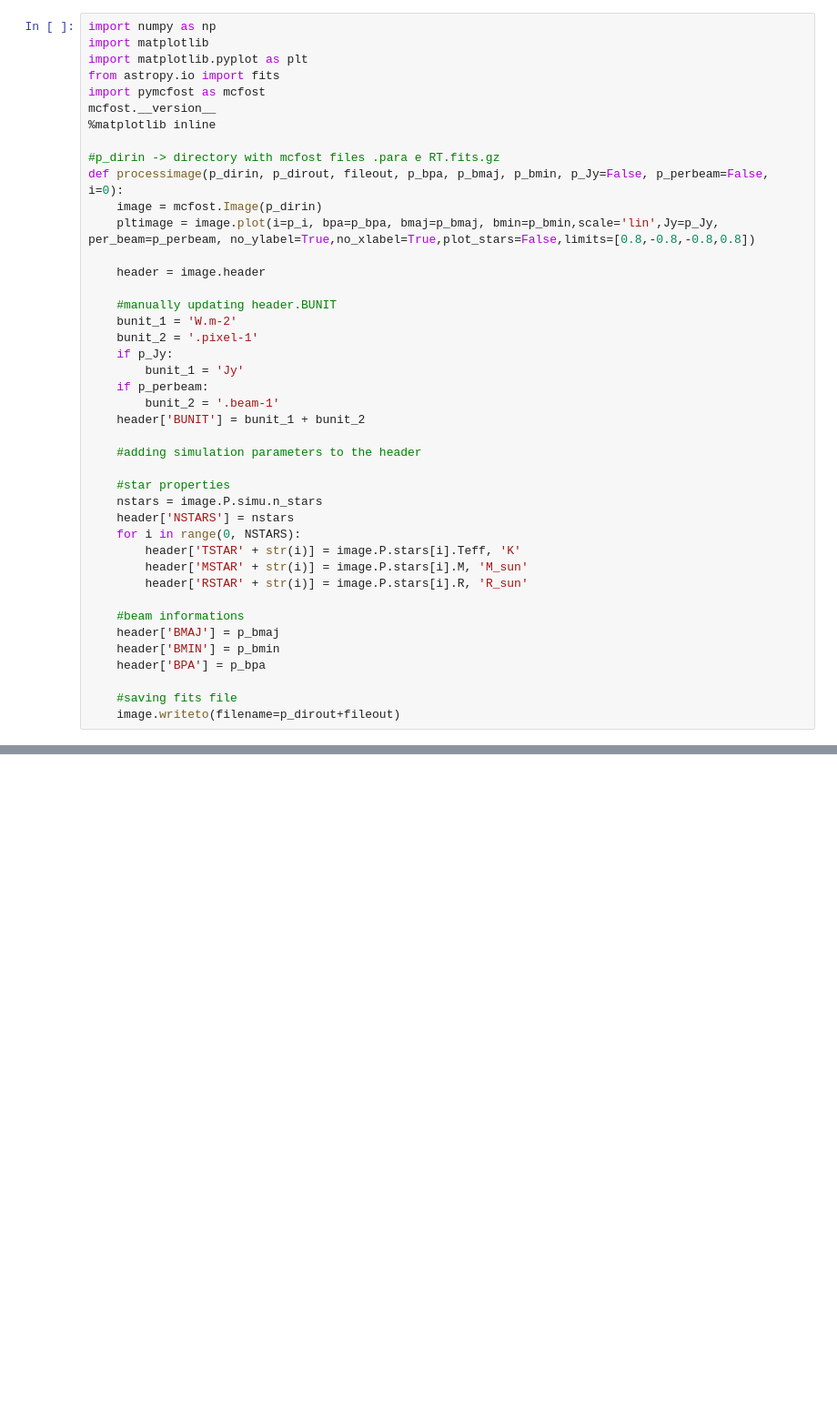
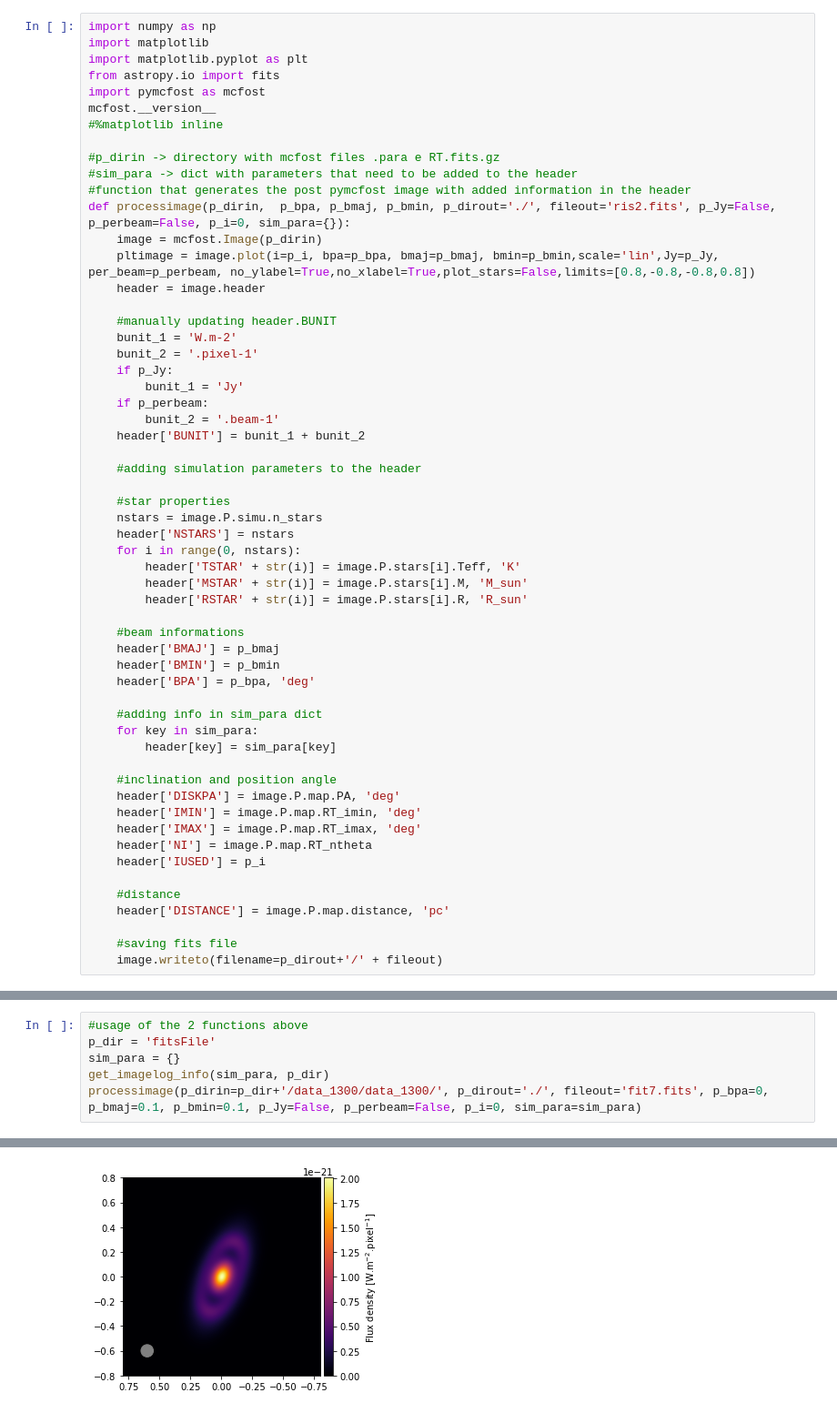
Before and after one commit to AlexxRuzza/tesi, a Jupyter notebook: JUPN/pymcfost_process.ipynb, the cells around one changed output, grey strips where cells are left out. Shown at 91% size. Saved outputs shown, nothing was run; the diff lists cells and outputs as text; blank space fills up the shorter version.

```diff
--- a/JUPN/pymcfost_process.ipynb
+++ b/JUPN/pymcfost_process.ipynb
@@ -5,13 +5,14 @@ import matplotlib.pyplot as plt
 from astropy.io import fits
 import pymcfost as mcfost
 mcfost.__version__
-%matplotlib inline
+#%matplotlib inline
 
 #p_dirin -> directory with mcfost files .para e RT.fits.gz
-def processimage(p_dirin, p_dirout, fileout, p_bpa, p_bmaj, p_bmin, p_Jy=False, p_perbeam=False, i=0):
+#sim_para -> dict with parameters that need to be added to the header
+#function that generates the post pymcfost image with added information in the header
+def processimage(p_dirin,  p_bpa, p_bmaj, p_bmin, p_dirout='./', fileout='ris2.fits', p_Jy=False, p_perbeam=False, p_i=0, sim_para={}):
     image = mcfost.Image(p_dirin)
     pltimage = image.plot(i=p_i, bpa=p_bpa, bmaj=p_bmaj, bmin=p_bmin,scale='lin',Jy=p_Jy, per_beam=p_perbeam, no_ylabel=True,no_xlabel=True,plot_stars=False,limits=[0.8,-0.8,-0.8,0.8])
-
     header = image.header
 
     #manually updating header.BUNIT
@@ -28,7 +29,7 @@ def processimage(p_dirin, p_dirout, fileout, p_bpa, p_bmaj, p_bmin, p_Jy=False,
     #star properties
     nstars = image.P.simu.n_stars
     header['NSTARS'] = nstars
-    for i in range(0, NSTARS):
+    for i in range(0, nstars):
         header['TSTAR' + str(i)] = image.P.stars[i].Teff, 'K'
         header['MSTAR' + str(i)] = image.P.stars[i].M, 'M_sun'
         header['RSTAR' + str(i)] = image.P.stars[i].R, 'R_sun'
@@ -36,7 +37,21 @@ def processimage(p_dirin, p_dirout, fileout, p_bpa, p_bmaj, p_bmin, p_Jy=False,
     #beam informations
     header['BMAJ'] = p_bmaj
     header['BMIN'] = p_bmin
-    header['BPA'] = p_bpa
+    header['BPA'] = p_bpa, 'deg'
+
+    #adding info in sim_para dict
+    for key in sim_para:
+        header[key] = sim_para[key]
+
+    #inclination and position angle
+    header['DISKPA'] = image.P.map.PA, 'deg'
+    header['IMIN'] = image.P.map.RT_imin, 'deg'
+    header['IMAX'] = image.P.map.RT_imax, 'deg'
+    header['NI'] = image.P.map.RT_ntheta
+    header['IUSED'] = p_i
+
+    #distance
+    header['DISTANCE'] = image.P.map.distance, 'pc'
 
     #saving fits file
-    image.writeto(filename=p_dirout+fileout)
+    image.writeto(filename=p_dirout+'/' + fileout)
@@ -45,0 +153,7 @@ def processimage(p_dirin, p_dirout, fileout, p_bpa, p_bmaj, p_bmin, p_Jy=False,
+# %%
+#usage of the 2 functions above
+p_dir = 'fitsFile'
+sim_para = {}
+get_imagelog_info(sim_para, p_dir)
+processimage(p_dirin=p_dir+'/data_1300/data_1300/', p_dirout='./', fileout='fit7.fits', p_bpa=0, p_bmaj=0.1, p_bmin=0.1, p_Jy=False, p_perbeam=False, p_i=0, sim_para=sim_para)
+# %% [output]
@@ -45,0 +161 @@ def processimage(p_dirin, p_dirout, fileout, p_bpa, p_bmaj, p_bmin, p_Jy=False,
+[figure, added]
```
Also changed, not shown: parts of 10 cells of this notebook, 5 other files.
